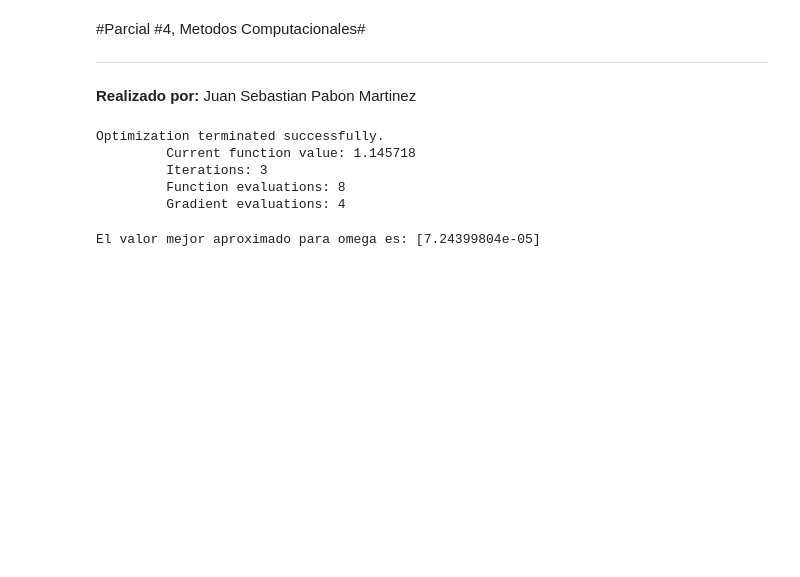
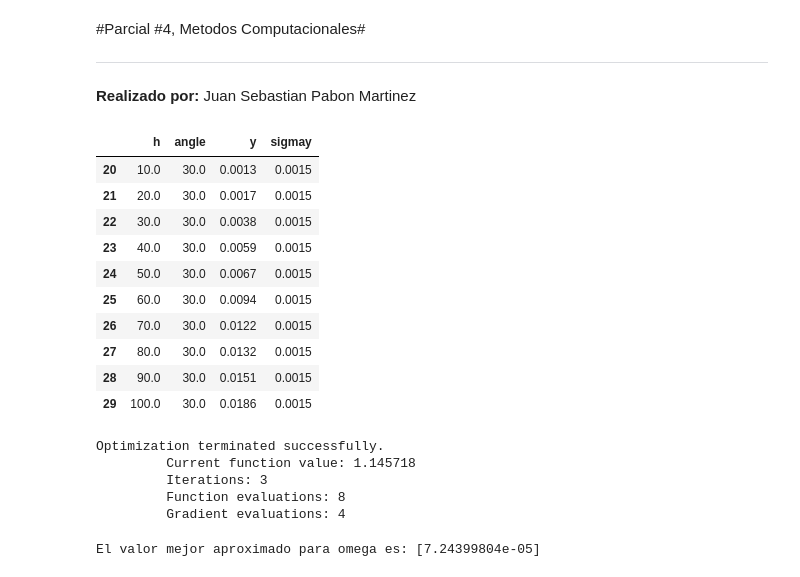
Before and after one commit to Sebaspm05/Metodos1_JuanSebastianPabon-KarenPolo, a Jupyter notebook: Parcial 4/Parcial4_MetodosComputacionales.ipynb, the cells around one changed output. Saved outputs shown, nothing was run; the diff lists cells and outputs as text; code cells hidden in the pictures; blank space fills up the shorter version.

```diff
--- a/Parcial 4/Parcial4_MetodosComputacionales.ipynb
+++ b/Parcial 4/Parcial4_MetodosComputacionales.ipynb
@@ -7,9 +7,27 @@ import numpy as np
 import matplotlib.pyplot as plt
 import pandas as pd
 import scipy.optimize as spo
+# %%
+url = 'https://raw.githubusercontent.com/asegura4488/Database/main/MetodosComputacionalesReforma/DataRotacion.csv'
+Data = pd.read_csv(url)
 # %%
 
-data=pd.read_csv('Data.txt')
-data=data[data.angle == 30.0]
+def filter(data,angle):
+  return data[data.angle == 30.0]
+
+data=filter(Data,30)
+data
+# %% [output]
+|  | h | angle | y | sigmay |
+| 20 | 10.0 | 30.0 | 0.0013 | 0.0015 |
+| 21 | 20.0 | 30.0 | 0.0017 | 0.0015 |
+| 22 | 30.0 | 30.0 | 0.0038 | 0.0015 |
+| 23 | 40.0 | 30.0 | 0.0059 | 0.0015 |
+| 24 | 50.0 | 30.0 | 0.0067 | 0.0015 |
+| 25 | 60.0 | 30.0 | 0.0094 | 0.0015 |
+| 26 | 70.0 | 30.0 | 0.0122 | 0.0015 |
+| 27 | 80.0 | 30.0 | 0.0132 | 0.0015 |
+| 28 | 90.0 | 30.0 | 0.0151 | 0.0015 |
+| 29 | 100.0 | 30.0 | 0.0186 | 0.0015 |
 # %%
 def coriolis(h,lamda,p,g=9.81):
```
Also changed, not shown: parts of 14 cells of this notebook.
